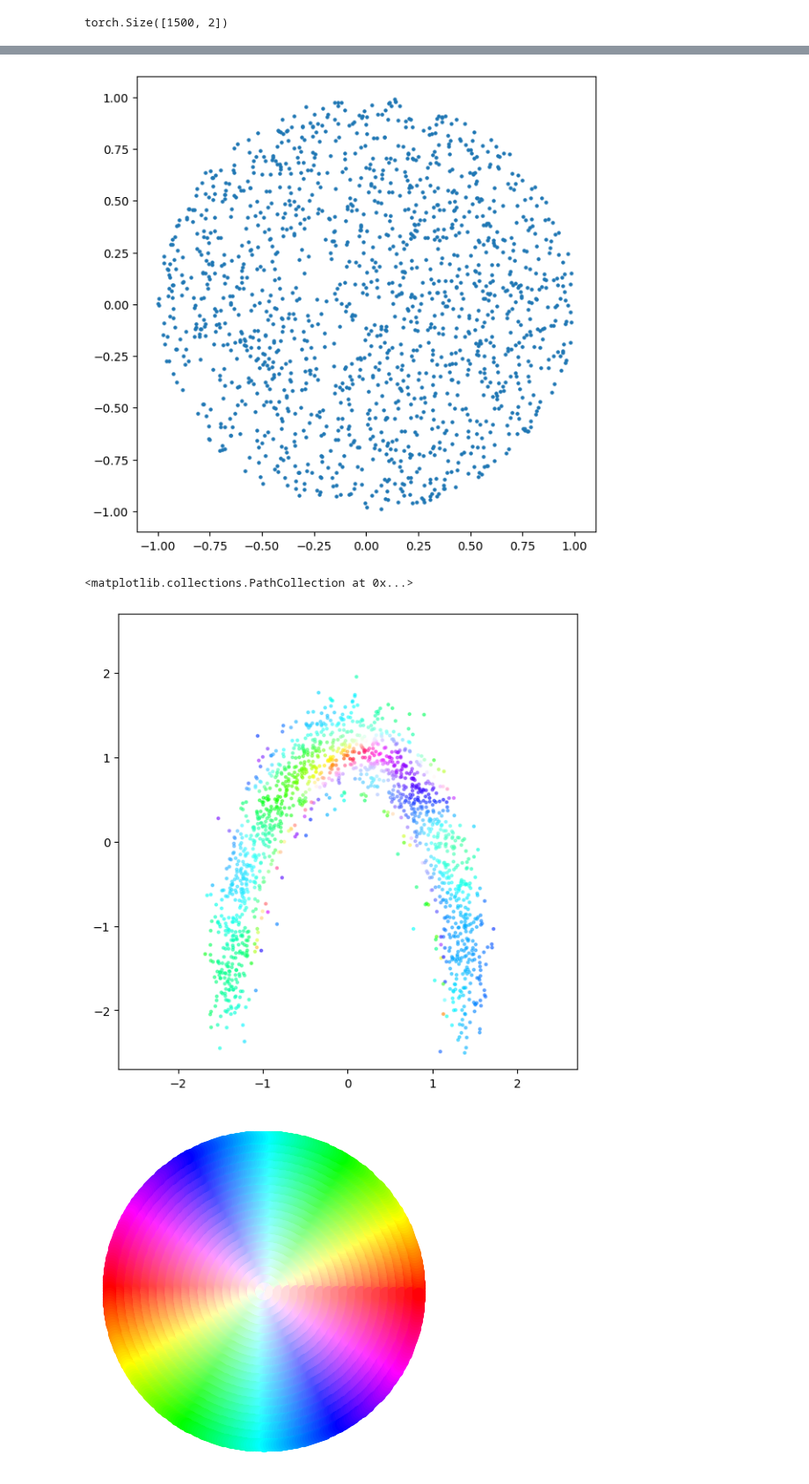
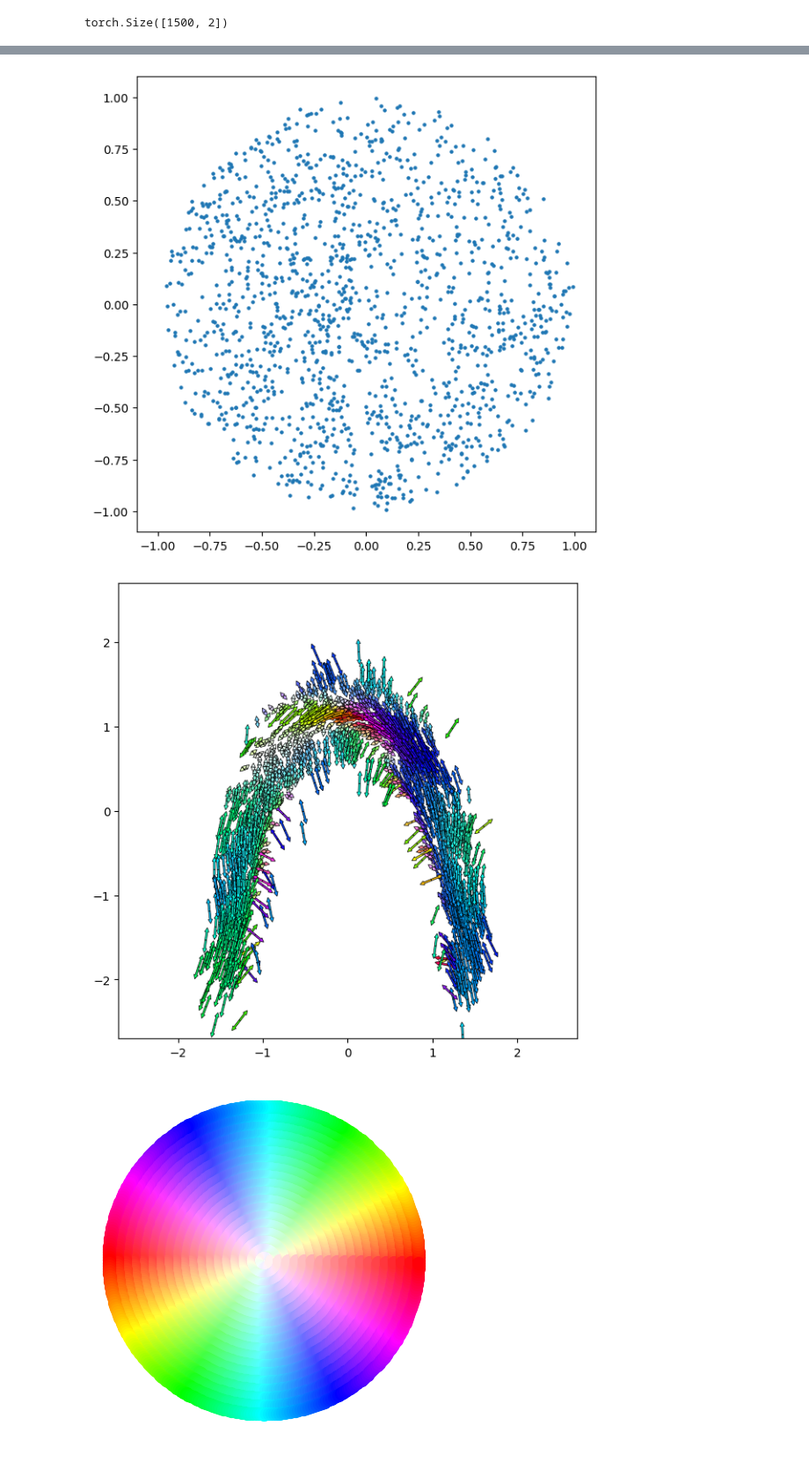
Before and after one commit to CKleiber/LAMINAR, a Jupyter notebook: notebooks/demo.ipynb, the cells around one changed output, grey strips where cells are left out. Shown at 88% size. Saved outputs shown, nothing was run; the diff lists cells and outputs as text; code cells hidden in the pictures.

```diff
--- a/notebooks/demo.ipynb
+++ b/notebooks/demo.ipynb
@@ -40,5 +40,4 @@ plt.scatter(X[1, 0], X[1, 1], s=10, marker='x', c='r');
 # %%
-# initialize the LAM class
-
-LAM = LAMINAR.LAMINAR(data, drop_freq=9999, epochs=1000, save_distance_matrix=False)
+# initialize the LAM class and train
+LAM = LAMINAR.LAMINAR(data, epochs=500, save_distance_matrix=False)
 # %% [output]
@@ -65,8 +59,8 @@ Text(0.5, 0, 'Epoch x100')
 # %%
-# visualize the pushed data
+# visualize the pushed data and check for uniformness
 plt.figure(figsize=(7, 7))
 plt.ylim(-1.1, 1.1)
 plt.xlim(-1.1, 1.1)
 plt.scatter(LAM.X_pushed[:, 0], LAM.X_pushed[:, 1], s=5);
 # %% [output]
-[figure, old version]
+[figure, new version]
@@ -73,13 +109,7 @@ plt.scatter(LAM.X_pushed[:, 0], LAM.X_pushed[:, 1], s=5);
 # %%
 tensors = LAM.net.metric_tensor(data)
 
-c = get_cov_colours(data, tensors)
-
-plt.figure(figsize=(7, 7))
-plt.ylim(-2.7, 2.7)
-plt.xlim(-2.7, 2.7)
-plt.scatter(data[:, 0], data[:, 1], s=5, c=c, alpha=0.5)
+vis(data, tensors, 2.7, 2.7)
 # %% [output]
-<matplotlib.collections.PathCollection at 0x...>
-[figure, old version]
+[figure, new version]
 # %%
```
Also changed, not shown: parts of 17 cells of this notebook, 26 other files.
